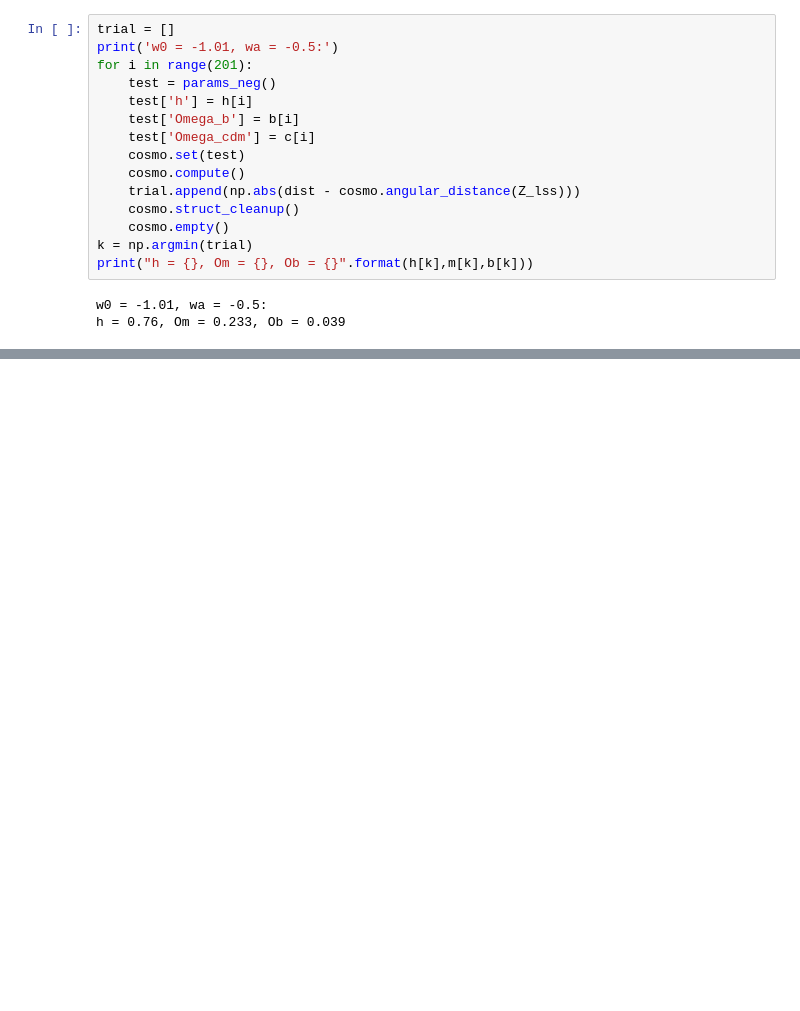
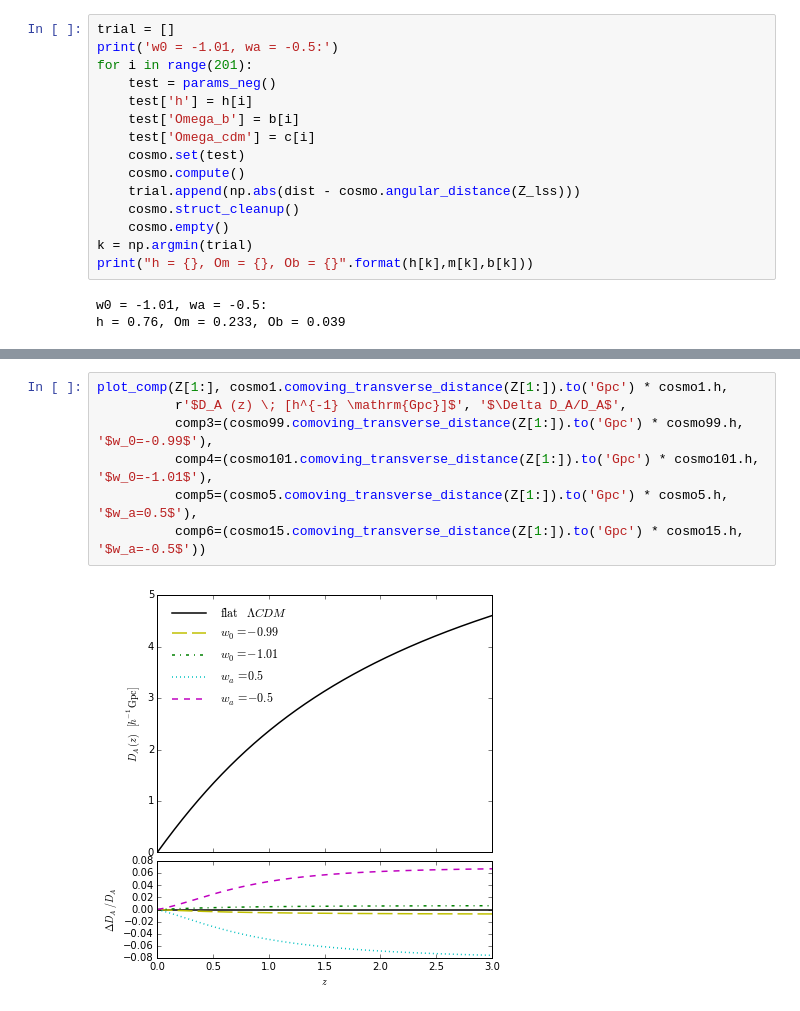
Before and after one commit to kgage/deltaplots, a Jupyter notebook: Parameters.ipynb, the cells around one changed output, grey strips where cells are left out. Drawn from its saved outputs; the diff is of its cells as text; blank space fills up the shorter version.

```diff
--- a/Parameters.ipynb
+++ b/Parameters.ipynb
@@ -175,0 +289,9 @@ This test returns optimal parameter values for these two $w(z)$ cosmologies:
+# %%
+plot_comp(Z[1:], cosmo1.comoving_transverse_distance(Z[1:]).to('Gpc') * cosmo1.h,
+          r'$D_A (z) \; [h^{-1} \mathrm{Gpc}]$', '$\Delta D_A/D_A$',
+          comp3=(cosmo99.comoving_transverse_distance(Z[1:]).to('Gpc') * cosmo99.h, '$w_0=-0.99$'),
+          comp4=(cosmo101.comoving_transverse_distance(Z[1:]).to('Gpc') * cosmo101.h, '$w_0=-1.01$'),
+          comp5=(cosmo5.comoving_transverse_distance(Z[1:]).to('Gpc') * cosmo5.h, '$w_a=0.5$'),
+          comp6=(cosmo15.comoving_transverse_distance(Z[1:]).to('Gpc') * cosmo15.h, '$w_a=-0.5$'))
+# %% [output]
+[figure, added]
```
Also changed, not shown: parts of 11 cells of this notebook, 2 other files.
